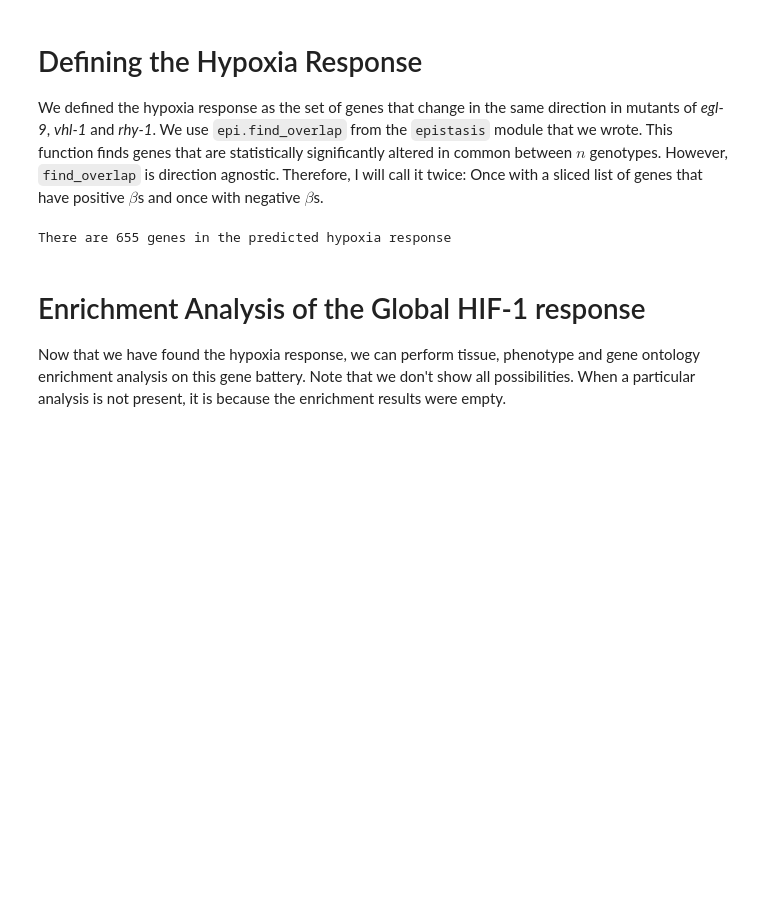
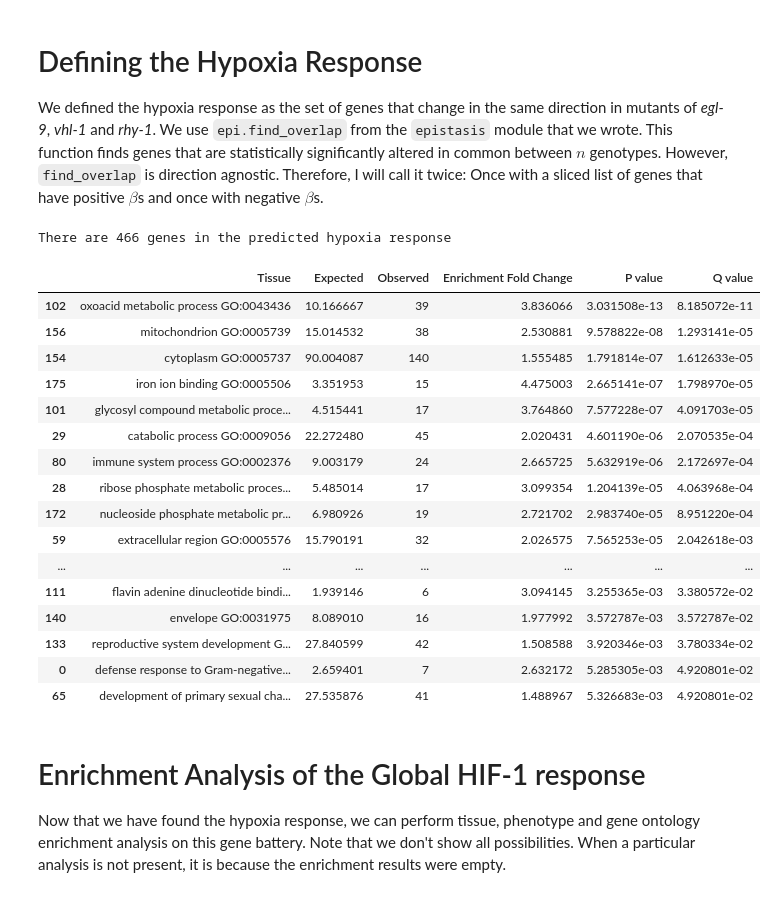
Before and after one commit to WormLabCaltech/mprsq, a Jupyter notebook: src/3 Enrichment Analysis of Hypoxia Pathway Data.ipynb, the cells around one changed output. Drawn from its saved outputs; the diff is of its cells as text; code cells hidden in the pictures; blank space fills up the shorter version.

```diff
--- a/src/Enrichment Analysis of Hypoxia Pathway Data 3.ipynb
+++ b/src/3 Enrichment Analysis of Hypoxia Pathway Data.ipynb
@@ -91,21 +94,53 @@ We defined the hypoxia response as the set of genes that change in the same dire
+# %%
+either_or = ((tidy.b < 0) & (tidy.qval < q)) | (tidy.qval > q)
+hyp_response_pos = tidy[(tidy.target_id.isin(hyp_response_pos)) & (tidy.code == 'f') & either_or].target_id.values.tolist()
+
+either_or = ((tidy.b > 0) & (tidy.qval < q)) | (tidy.qval > q)
+hyp_response_neg = tidy[(tidy.target_id.isin(hyp_response_neg)) & (tidy.code == 'f') & either_or].target_id.values.tolist()
+
+hyp_response = list(set(hyp_response_neg + hyp_response_pos))
+# %%
+hyp = tidy[(tidy.target_id.isin(hyp_response)) &
+           (tidy.code == 'b')
+          ].copy().sort_values('qval')
+
+def annotate(x):
+    if x > 0:
+        return 'candidate for direct regulation'
+    else:
+        return 'candidate for indirect regulation'
+
+hyp['regulation'] = hyp.b.apply(annotate)
 # %%
-hyp_response_pos = epi.find_overlap(['e', 'b', 'a', 'd'], tidy[tidy.b > 0])
-hyp_response_neg = epi.find_overlap(['e', 'b', 'a', 'd'], tidy[tidy.b < 0])
-hyp_response = list(set(hyp_response_neg + hyp_response_pos))
-
-hyp = tidy[(tidy.target_id.isin(hyp_response)) &
-           (tidy.code == 'b')
-          ].copy().sort_values('qval')
-
 # save to file
-cols = ['target_id', 'ens_gene', 'ext_gene', 'b', 'qval']
+cols = ['target_id', 'ens_gene', 'ext_gene', 'b', 'qval', 'regulation']
 hyp[cols].to_csv('../output/hypoxia_response.csv', index=False)
 
 # print the number of genes (not isoforms) in the hypoxia response
 hyp_response = tidy[tidy.target_id.isin(hyp_response)].ens_gene.unique()
 print('There are {0} genes in the predicted hypoxia response'.format(len(hyp_response)))
 # %% [output]
-There are 655 genes in the predicted hypoxia response
+There are 466 genes in the predicted hypoxia response
+# %%
+tea.enrichment_analysis(hyp.ens_gene.unique(), tissue_df=go_df, show=False)
+# %% [output]
+|  | Tissue | Expected | Observed | Enrichment Fold Change | P value | Q value |
+| 102 | oxoacid metabolic process GO:0043436 | 10.166667 | 39 | 3.836066 | 3.031508e-13 | 8.185072e-11 |
+| 156 | mitochondrion GO:0005739 | 15.014532 | 38 | 2.530881 | 9.578822e-08 | 1.293141e-05 |
+| 154 | cytoplasm GO:0005737 | 90.004087 | 140 | 1.555485 | 1.791814e-07 | 1.612633e-05 |
+| 175 | iron ion binding GO:0005506 | 3.351953 | 15 | 4.475003 | 2.665141e-07 | 1.798970e-05 |
+| 101 | glycosyl compound metabolic proce... | 4.515441 | 17 | 3.764860 | 7.577228e-07 | 4.091703e-05 |
+| 29 | catabolic process GO:0009056 | 22.272480 | 45 | 2.020431 | 4.601190e-06 | 2.070535e-04 |
+| 80 | immune system process GO:0002376 | 9.003179 | 24 | 2.665725 | 5.632919e-06 | 2.172697e-04 |
+| 28 | ribose phosphate metabolic proces... | 5.485014 | 17 | 3.099354 | 1.204139e-05 | 4.063968e-04 |
+| 172 | nucleoside phosphate metabolic pr... | 6.980926 | 19 | 2.721702 | 2.983740e-05 | 8.951220e-04 |
+| 59 | extracellular region GO:0005576 | 15.790191 | 32 | 2.026575 | 7.565253e-05 | 2.042618e-03 |
+| ... | ... | ... | ... | ... | ... | ... |
+| 111 | flavin adenine dinucleotide bindi... | 1.939146 | 6 | 3.094145 | 3.255365e-03 | 3.380572e-02 |
+| 140 | envelope GO:0031975 | 8.089010 | 16 | 1.977992 | 3.572787e-03 | 3.572787e-02 |
+| 133 | reproductive system development G... | 27.840599 | 42 | 1.508588 | 3.920346e-03 | 3.780334e-02 |
+| 0 | defense response to Gram-negative... | 2.659401 | 7 | 2.632172 | 5.285305e-03 | 4.920801e-02 |
+| 65 | development of primary sexual cha... | 27.535876 | 41 | 1.488967 | 5.326683e-03 | 4.920801e-02 |
 # %% [markdown]
 # Enrichment Analysis of the Global HIF-1 response
 
```
Also changed, not shown: parts of 1 cell of this notebook, 28 other files.
